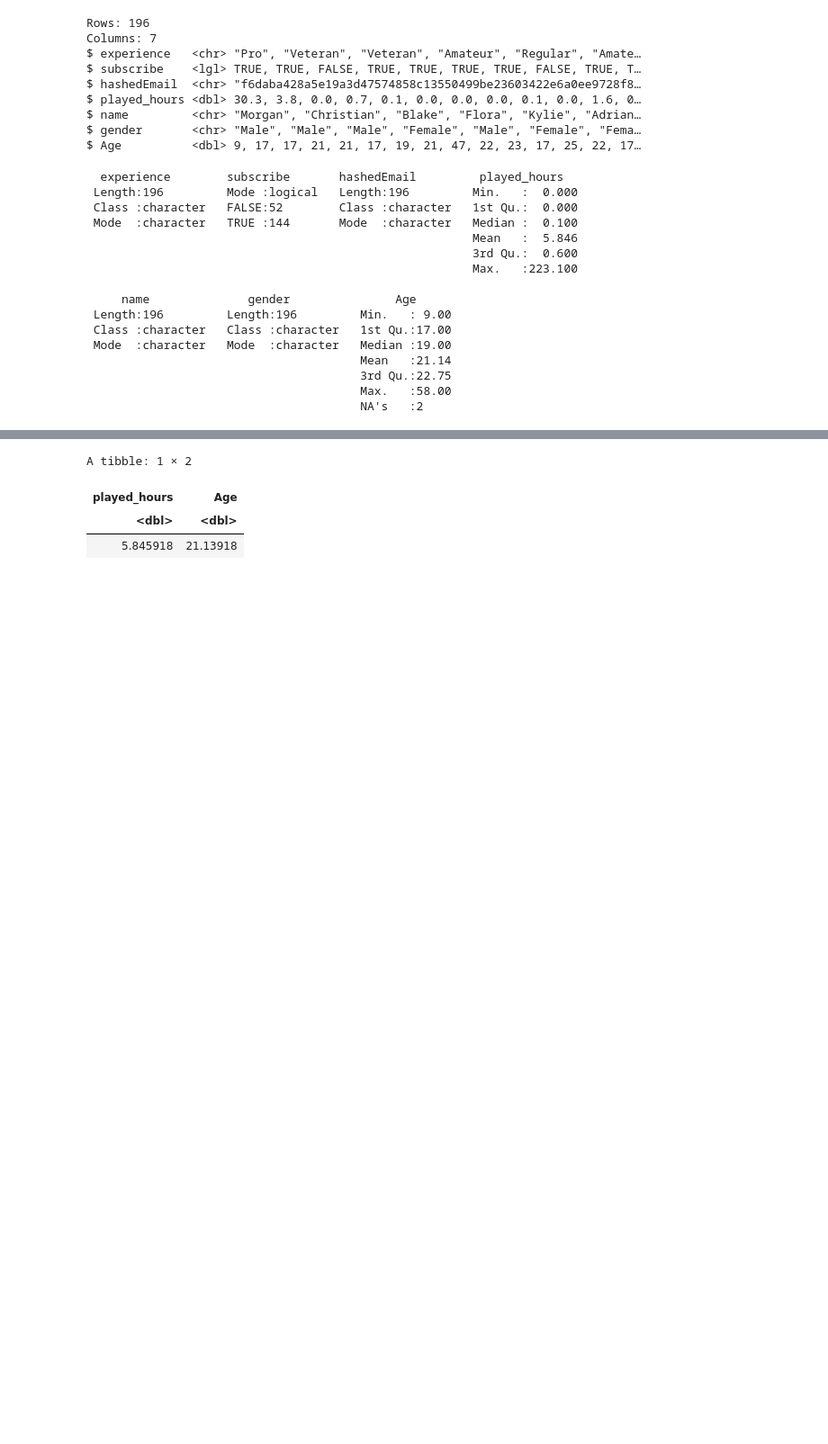
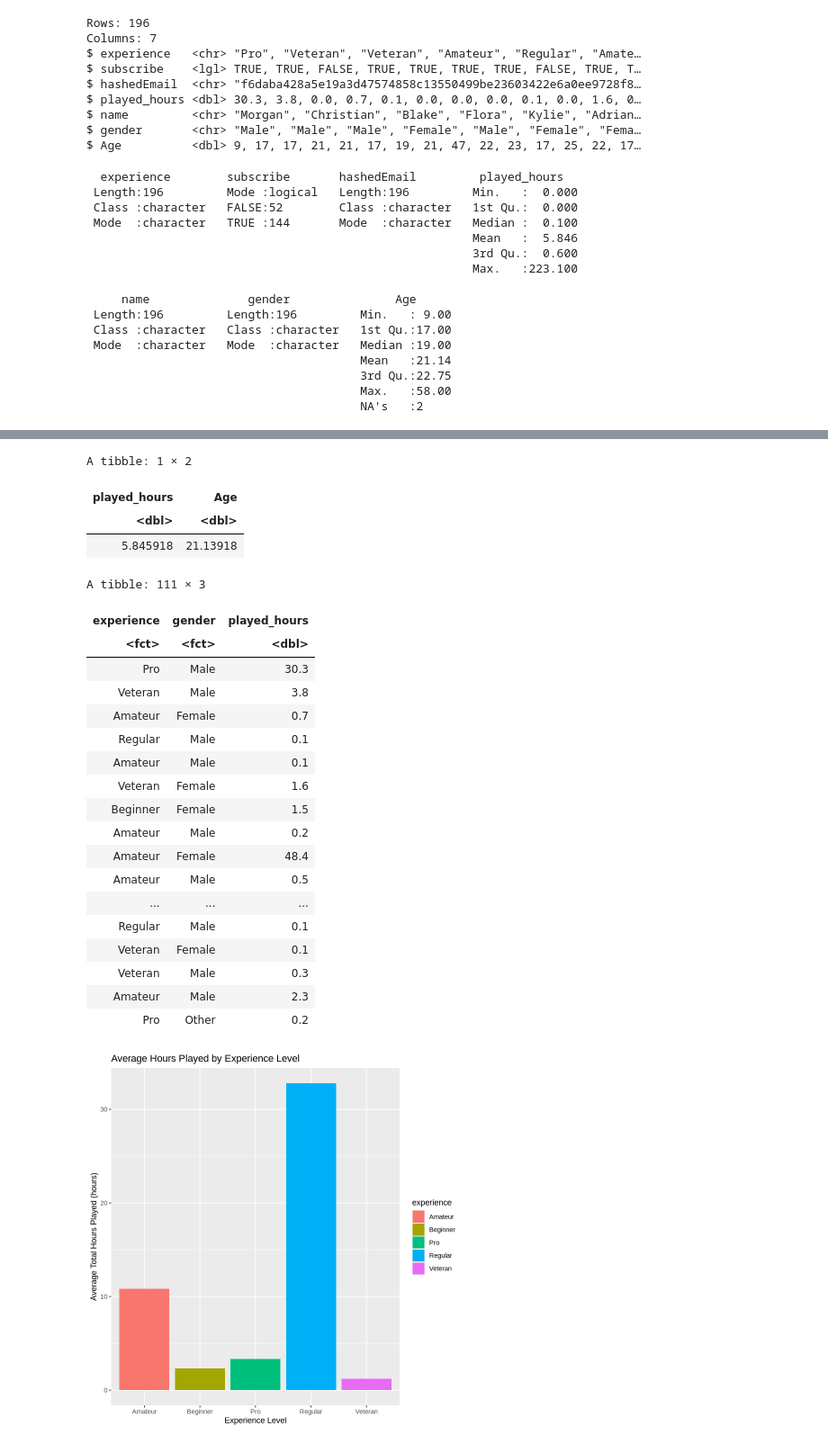
Before and after one commit to johnnybro123/toy_ds_project, a Jupyter notebook: test.ipynb, the cells around one changed output, grey strips where cells are left out. Shown at 90% size. Cells and saved outputs as stored; diff of their text form; code cells hidden in the pictures; blank space fills up the shorter version.

Commit message:
added graph and tables

```diff
--- a/test.ipynb
+++ b/test.ipynb
@@ -99,10 +103,54 @@ This can be accomplished by first using the select() function to select all rela
 # %%
+#mean table
 mean_table <- players |>
   summarise(across(where(is.numeric), ~mean(.x, na.rm = TRUE)))
+mean_table
 
-mean_table
+
+players_tidy <- players |>
+  select(experience, gender, played_hours)|>
+    filter(played_hours > 0)
+#tidy data
+players_tidy <- players_tidy |>
+  mutate(experience = as.factor(experience),
+    gender = as.factor(gender),
+    played_hours = as.numeric(played_hours) )
+players_tidy
+# mean experience
+mean_experience <- players_tidy|>
+  group_by(experience)|>
+  summarise(mean_played = mean(played_hours, na.rm = TRUE))
+
+# Bar plot experience
+ggplot(mean_experience, aes(x = experience, y = mean_played, fill = experience)) +
+  geom_col() +
+  labs(
+    title = "Average Hours Played by Experience Level",
+    x = "Experience Level",
+    y = "Average Total Hours Played (hours)"
+  )
 # %% [output]
 A tibble: 1 × 2
 | played_hours | Age |
 | <dbl> | <dbl> |
 | 5.845918 | 21.13918 |
+A tibble: 111 × 3
+| experience | gender | played_hours |
+| <fct> | <fct> | <dbl> |
+| Pro | Male | 30.3 |
+| Veteran | Male | 3.8 |
+| Amateur | Female | 0.7 |
+| Regular | Male | 0.1 |
+| Amateur | Male | 0.1 |
+| Veteran | Female | 1.6 |
+| Beginner | Female | 1.5 |
+| Amateur | Male | 0.2 |
+| Amateur | Female | 48.4 |
+| Amateur | Male | 0.5 |
+| ... | ... | ... |
+| Regular | Male | 0.1 |
+| Veteran | Female | 0.1 |
+| Veteran | Male | 0.3 |
+| Amateur | Male | 2.3 |
+| Pro | Other | 0.2 |
+[figure, added]
```
Also changed, not shown: parts of 2 cells of this notebook.
